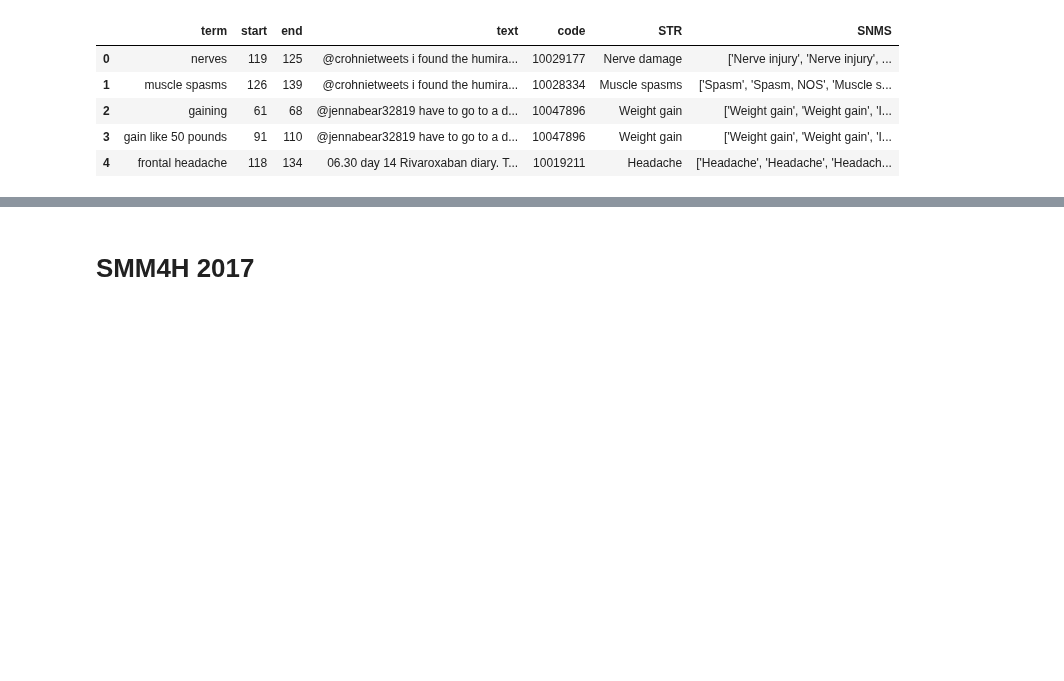
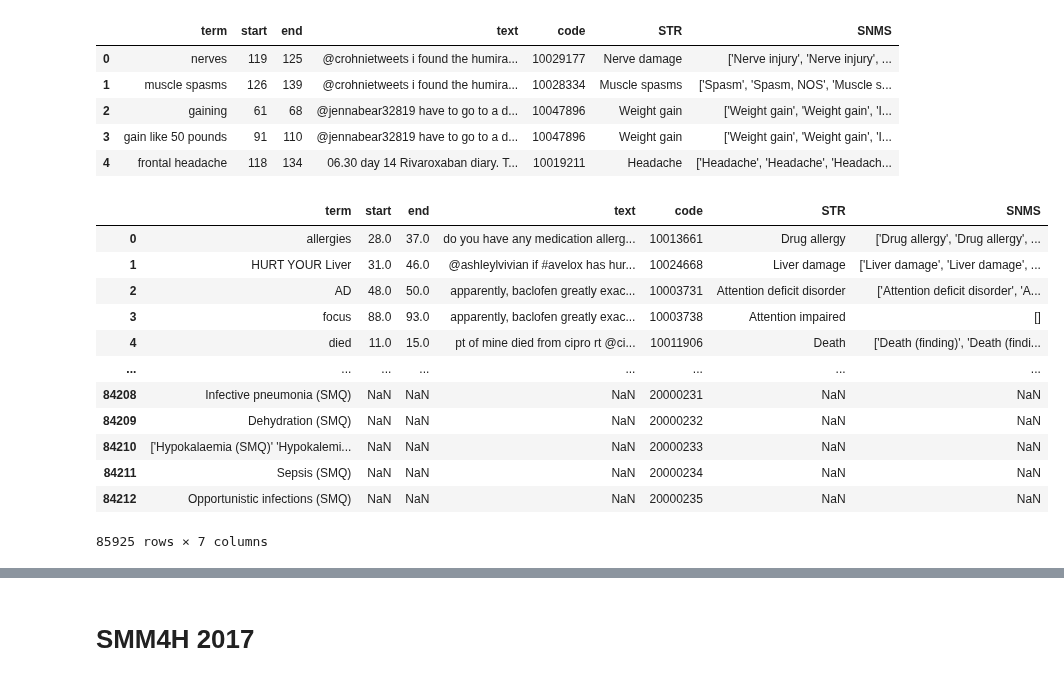
Before and after one commit to AlexKay28/MedConcNorm, a Jupyter notebook: notebooks/work_with_raw_data/get_train_test_csvs.ipynb, the cells around one changed output, grey strips where cells are left out. Drawn from its saved outputs; the diff is of its cells as text; code cells hidden in the pictures; blank space fills up the shorter version.

```diff
--- a/notebooks/work_with_raw_data/get_train_test_csvs.ipynb
+++ b/notebooks/work_with_raw_data/get_train_test_csvs.ipynb
@@ -68,3 +108,20 @@ smm4h21_val.head(5)
 | 2 | gaining | 61 | 68 | @jennabear32819 have to go to a d... | 10047896 | Weight gain | ['Weight gain', 'Weight gain', 'I... |
 | 3 | gain like 50 pounds | 91 | 110 | @jennabear32819 have to go to a d... | 10047896 | Weight gain | ['Weight gain', 'Weight gain', 'I... |
 | 4 | frontal headache | 118 | 134 | 06.30 day 14 Rivaroxaban diary. T... | 10019211 | Headache | ['Headache', 'Headache', 'Headach... |
+# %%
+smm4h21_train_ex = pd.concat([smm4h21_train, mdr_codes_to_exp])
+smm4h21_train_ex
+# %% [output]
+|  | term | start | end | text | code | STR | SNMS |
+| 0 | allergies | 28.0 | 37.0 | do you have any medication allerg... | 10013661 | Drug allergy | ['Drug allergy', 'Drug allergy', ... |
+| 1 | HURT YOUR Liver | 31.0 | 46.0 | @ashleylvivian if #avelox has hur... | 10024668 | Liver damage | ['Liver damage', 'Liver damage', ... |
+| 2 | AD | 48.0 | 50.0 | apparently, baclofen greatly exac... | 10003731 | Attention deficit disorder | ['Attention deficit disorder', 'A... |
+| 3 | focus | 88.0 | 93.0 | apparently, baclofen greatly exac... | 10003738 | Attention impaired | [] |
+| 4 | died | 11.0 | 15.0 | pt of mine died from cipro rt @ci... | 10011906 | Death | ['Death (finding)', 'Death (findi... |
+| ... | ... | ... | ... | ... | ... | ... | ... |
+| 84208 | Infective pneumonia (SMQ) | NaN | NaN | NaN | 20000231 | NaN | NaN |
+| 84209 | Dehydration (SMQ) | NaN | NaN | NaN | 20000232 | NaN | NaN |
+| 84210 | ['Hypokalaemia (SMQ)' 'Hypokalemi... | NaN | NaN | NaN | 20000233 | NaN | NaN |
+| 84211 | Sepsis (SMQ) | NaN | NaN | NaN | 20000234 | NaN | NaN |
+| 84212 | Opportunistic infections (SMQ) | NaN | NaN | NaN | 20000235 | NaN | NaN |
+85925 rows × 7 columns
```
Also changed, not shown: parts of 18 cells of this notebook, 13 other files.
